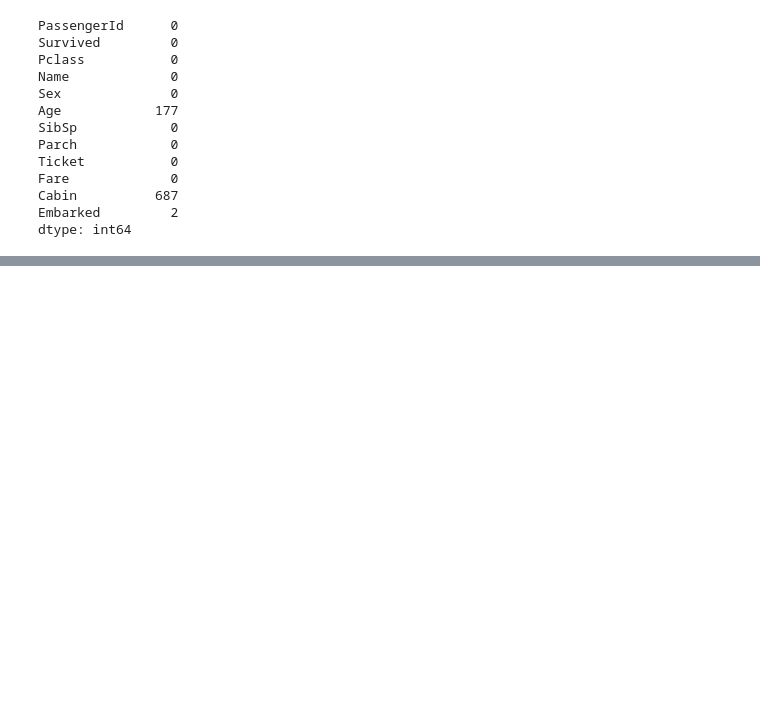
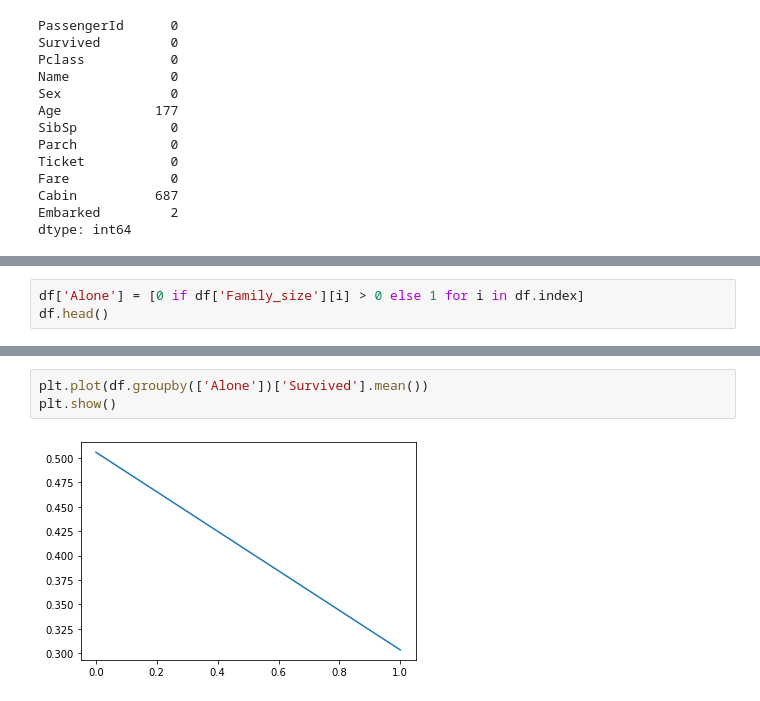
Before and after one commit to adithyaraajaraam/Python-and-Data-Analytics-ShapeAi, a Jupyter notebook: TitanicMathaiCharly.ipynb, the cells around one changed output, grey strips where cells are left out. Saved outputs shown, nothing was run; the diff lists cells and outputs as text; blank space fills up the shorter version.

```diff
--- a/TitanicMathaiCharly.ipynb
+++ b/TitanicMathaiCharly.ipynb
@@ -199,0 +148,3 @@ X_train,X_test,y_train,y_test=train_test_split(X,y,test_size=0.25,random_state=4
+# %%
+df['Alone'] = [0 if df['Family_size'][i] > 0 else 1 for i in df.index]
+df.head()
@@ -199,0 +158,5 @@ X_train,X_test,y_train,y_test=train_test_split(X,y,test_size=0.25,random_state=4
+# %%
+plt.plot(df.groupby(['Alone'])['Survived'].mean())
+plt.show()
+# %% [output]
+[figure, added]
```
Also changed, not shown: parts of 51 cells of this notebook.
